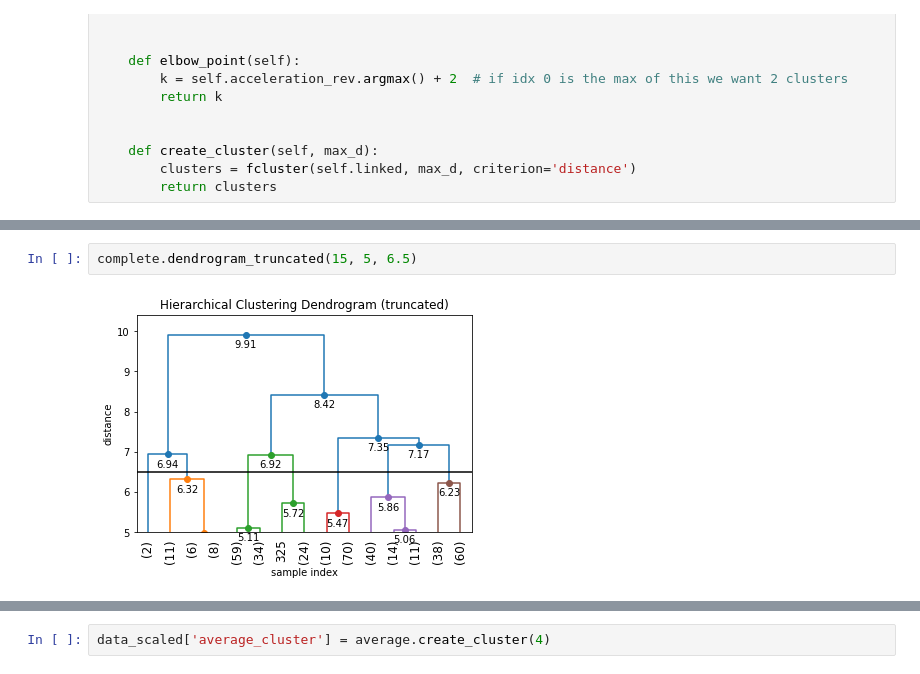
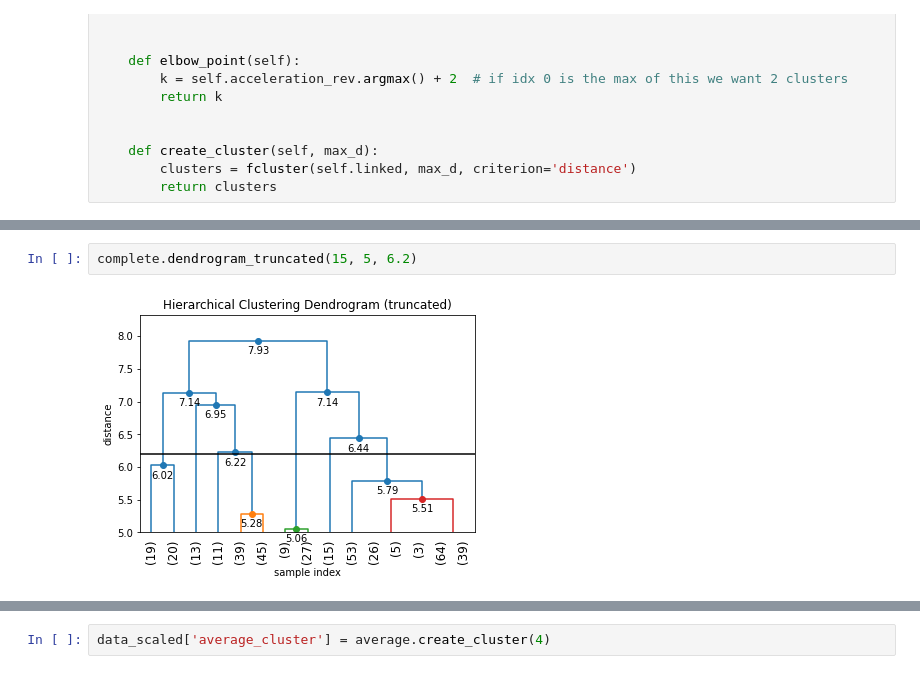
Before and after one commit to A-Jyad/NBAPlayerClustering, a Jupyter notebook: Cluster_Analysis.ipynb, the cells around one changed output, grey strips where cells are left out. Saved outputs shown, nothing was run; the diff lists cells and outputs as text.

```diff
--- a/Cluster_Analysis.ipynb
+++ b/Cluster_Analysis.ipynb
@@ -152,7 +152,7 @@ complete.dendrogram_plot()
 # %%
-complete.dendrogram_truncated(15, 5, 6.5)
+complete.dendrogram_truncated(15, 5, 6.2)
 # %% [output]
-[figure, old version]
+[figure, new version]
 # %%
 complete.inconsistency()
 # %% [output]
```
Also changed, not shown: parts of 29 cells of this notebook, 4 other files.
